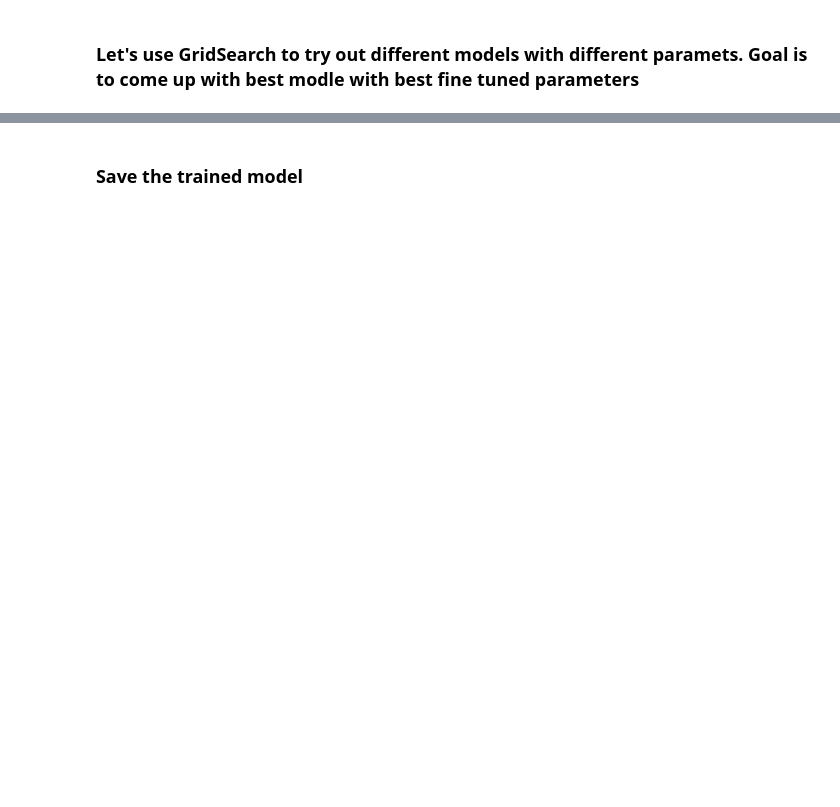
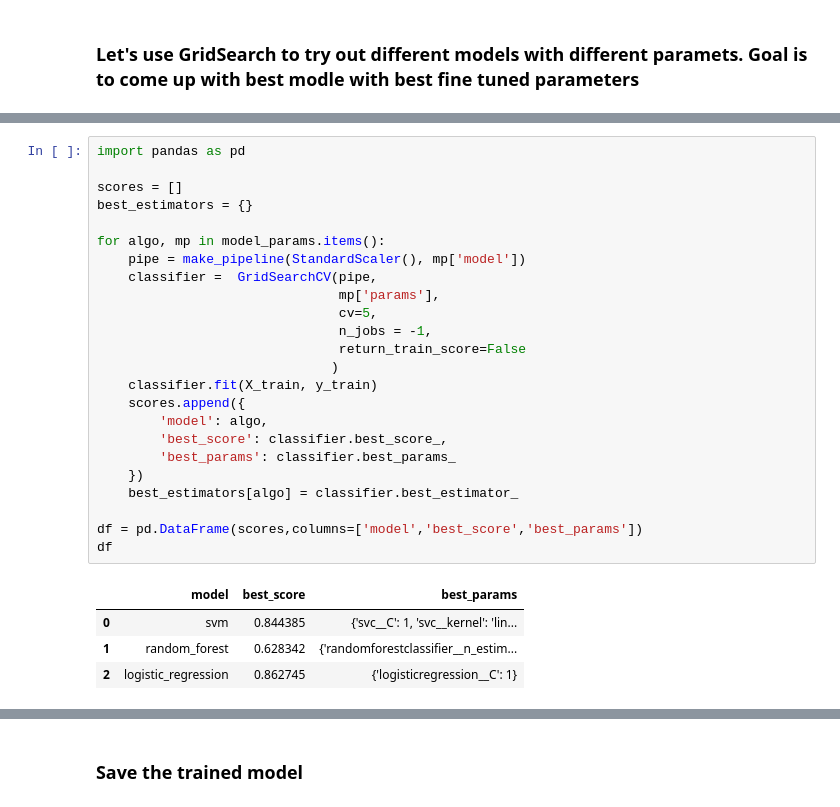
Before and after one commit to vishwasbasotra/Celebrity-Face-Recognition-WebApp, a Jupyter notebook: model/model.ipynb, the cells around one changed output, grey strips where cells are left out. Saved outputs shown, nothing was run; the diff lists cells and outputs as text; blank space fills up the shorter version.

```diff
--- a/model/model.ipynb
+++ b/model/model.ipynb
@@ -343,0 +430,29 @@ array([100., 129., 140., ..., 193., 190., 188.])
+# %%
+import pandas as pd
+
+scores = []
+best_estimators = {}
+
+for algo, mp in model_params.items():
+    pipe = make_pipeline(StandardScaler(), mp['model'])
+    classifier =  GridSearchCV(pipe,
+                               mp['params'],
+                               cv=5,
+                               n_jobs = -1,
+                               return_train_score=False
+                              )
+    classifier.fit(X_train, y_train)
+    scores.append({
+        'model': algo,
+        'best_score': classifier.best_score_,
+        'best_params': classifier.best_params_
+    })
+    best_estimators[algo] = classifier.best_estimator_
+
+df = pd.DataFrame(scores,columns=['model','best_score','best_params'])
+df
+# %% [output]
+|  | model | best_score | best_params |
+| 0 | svm | 0.844385 | {'svc__C': 1, 'svc__kernel': 'lin... |
+| 1 | random_forest | 0.628342 | {'randomforestclassifier__n_estim... |
+| 2 | logistic_regression | 0.862745 | {'logisticregression__C': 1} |
```
Also changed, not shown: parts of 24 cells of this notebook.
